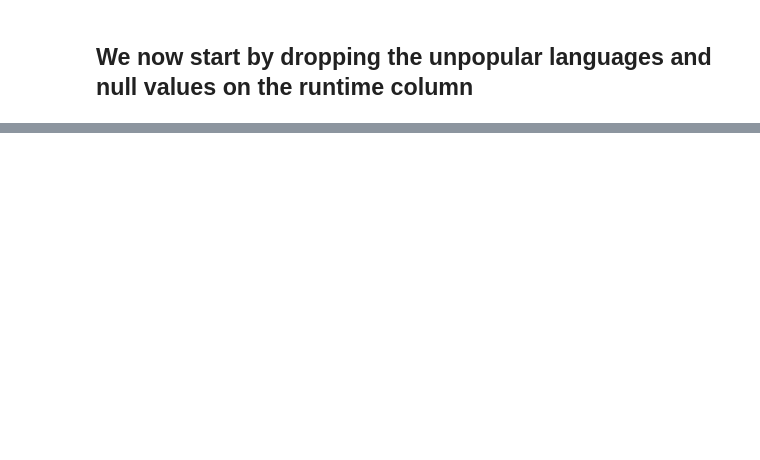
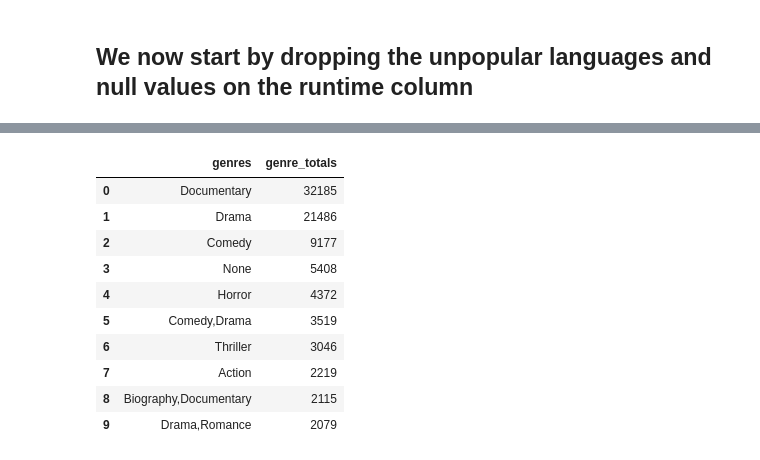
Before and after one commit to matjoee/dsc-phase-1-project, a Jupyter notebook: student.ipynb, the cells around one changed output, grey strips where cells are left out. Cells and saved outputs as stored; diff of their text form; code cells hidden in the pictures; blank space fills up the shorter version.

```diff
--- a/student.ipynb
+++ b/student.ipynb
@@ -75,3 +106,26 @@ pd.read_sql(movie_votes, conn).head(10)
+# %%
+movie_genre = """
+SELECT genres, COUNT(*) AS genre_totals
+FROM movie_basics
+GROUP BY genres
+ORDER BY genre_totals DESC
+LIMIT 15
+;
+"""
+# Displaying just the first 10 genres for readability
+pd.read_sql(movie_genre, conn).head(10)
+# %% [output]
+|  | genres | genre_totals |
+| 0 | Documentary | 32185 |
+| 1 | Drama | 21486 |
+| 2 | Comedy | 9177 |
+| 3 | None | 5408 |
+| 4 | Horror | 4372 |
+| 5 | Comedy,Drama | 3519 |
+| 6 | Thriller | 3046 |
+| 7 | Action | 2219 |
+| 8 | Biography,Documentary | 2115 |
+| 9 | Drama,Romance | 2079 |
 # %%
 # Your code here - remember to use markdown cells for comments as well!
 # %%
```
Also changed, not shown: parts of 4 cells of this notebook.
